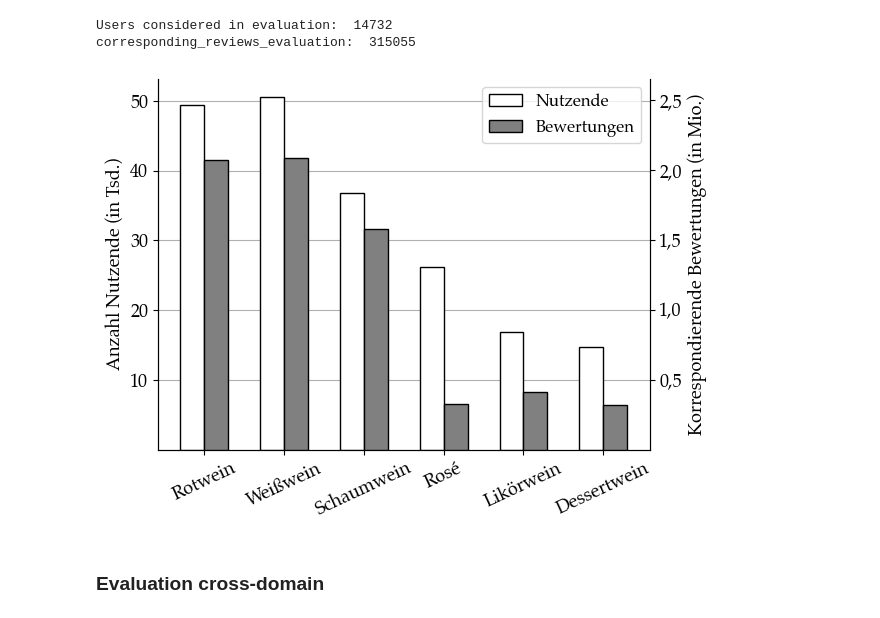
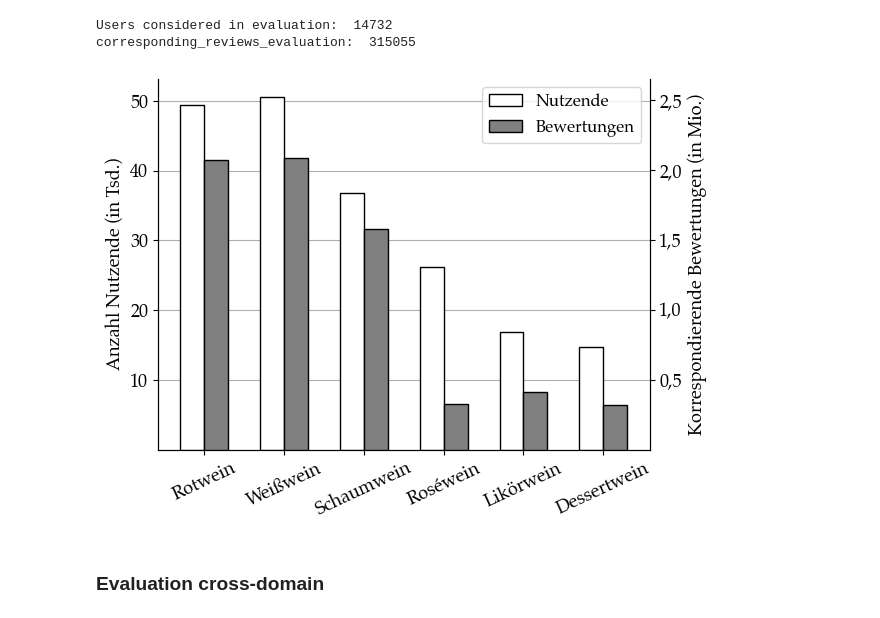
Before and after one commit to M4rl0wBuongustaio/master_thesis_ai_sommelier, a Jupyter notebook: analysis/visualization.ipynb, the cells around one changed output. Cells and saved outputs as stored; diff of their text form; code cells hidden in the pictures.

```diff
--- a/analysis/visualization.ipynb
+++ b/analysis/visualization.ipynb
@@ -1426,35 +1425,35 @@ for i, type_ in enumerate(df_cross_domain['wine_type']):
         width=width,
         color='white',
         edgecolor='black',
         zorder=3
     )
     ax2.bar(
         x=i + 0.15,
         height=df_cross_domain[df_cross_domain['wine_type'] == type_]['corresponding_reviews'] / 1000000,
         width=width,
         color='grey',
         edgecolor='black',
         zorder=3
     )
-ax.set_xticklabels(['', 'Rotwein', 'Weißwein', 'Schaumwein', 'Rosé', 'Likörwein', 'Dessertwein'], rotation=25)
+ax.set_xticklabels(['', 'Rotwein', 'Weißwein', 'Schaumwein', 'Roséwein', 'Likörwein', 'Dessertwein'], rotation=25)
 ax.grid(axis='y')
 ax2.set_yticks([0.5, 1, 1.5, 2, 2.5])
 ax.set_yticks([10, 20, 30, 40, 50])
 ax2.set_ylim(0, 2.65)
 ax.set_ylabel('Anzahl Nutzende (in Tsd.)')
 ax2.set_ylabel('Korrespondierende Bewertungen (in Mio.)')
 ax.spines[['top']].set_visible(False)
 ax2.spines[['top']].set_visible(False)
 
 ax.legend(handles=[
     Patch(facecolor='white', edgecolor='black', label='Nutzende'),
     Patch(facecolor='grey', edgecolor='black', label='Bewertungen'),
 ], ncols=1, fontsize=12)
 
 fig.tight_layout()
 fig.savefig(fig_path + 'cross_domain_nutzende_bewertungen.pdf')
 # %% [output]
-[figure, old version]
+[figure, new version]
 # %% [markdown]
 ### Evaluation cross-domain
 # %%
```
Also changed, not shown: parts of 14 cells of this notebook, 5 other files.
